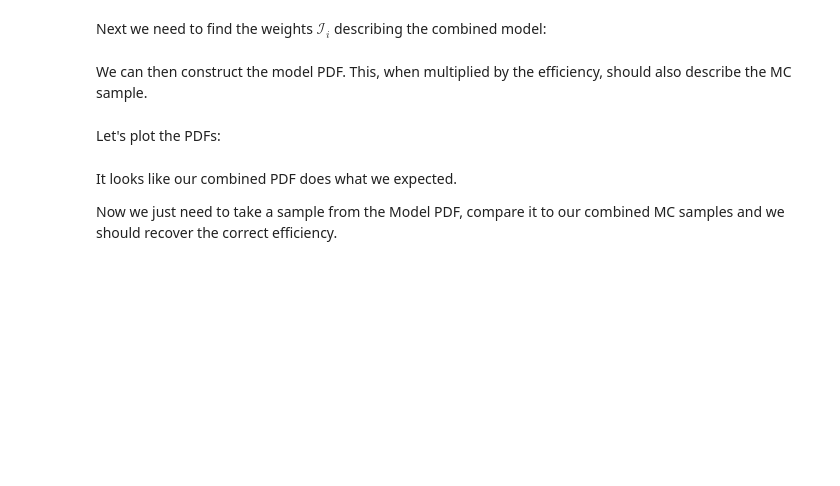
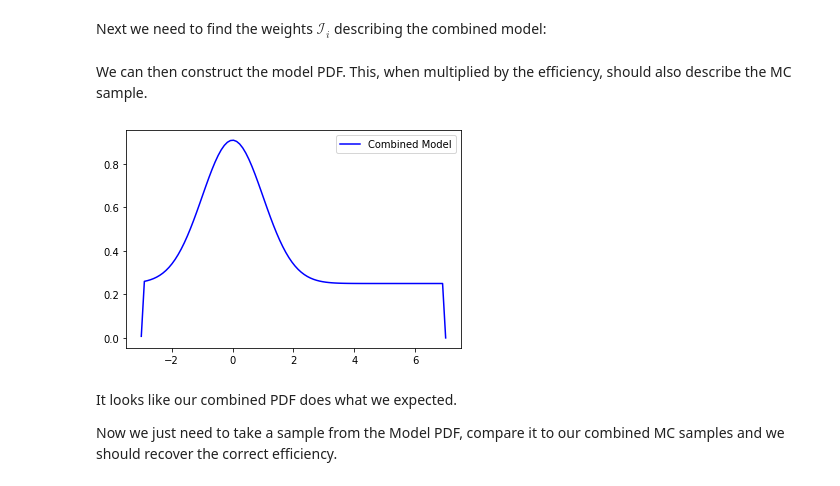
Before and after one commit to richard-lane/addPdfs, a Jupyter notebook: efficiency_toy.ipynb, the cells around one changed output. Saved outputs shown, nothing was run; the diff lists cells and outputs as text; code cells hidden in the pictures; blank space fills up the shorter version.

Commit message:
find the combined PDF

```diff
--- a/efficiency_toy.ipynb
+++ b/efficiency_toy.ipynb
@@ -104,24 +104,16 @@ plt.show()
 # %% [markdown]
 Next we need to find the weights $\mathcal{I}_i$ describing the combined model:
 # %%
-I_rs_mc, I_ws_mc, I_phsp_mc = 0.0, 0.0, 0.0
+I_rs, I_phsp = 0.0, 0.0
 
 for p in mc_rs_sample:
-    I_rs_mc += 1 / A_rs_mc(p)
-for p in mc_ws_sample:
-    I_ws_mc += 1 / A_ws_mc(p)
+    I_rs += 1 / A_rs(p)
 for p in mc_phsp_sample:
-    I_phsp_mc += 1 / A_phsp_mc(p)
+    I_phsp += 1 / A_phsp(p)
 
 # Scale the weights to something more sensible
-scale_factor = I_rs_mc + I_ws_mc + I_phsp_mc
-I_rs_mc /= scale_factor
-I_ws_mc /= scale_factor
-I_phsp_mc /= scale_factor
+scale_factor = I_rs + I_phsp
+I_rs /= scale_factor
+I_phsp /= scale_factor
 # %% [markdown]
 We can then construct the model PDF. This, when multiplied by the efficiency, should also describe the MC sample.
-# %%
-combined_pdf = lambda x: I_rs_mc * A_rs(x) + I_ws_mc * A_ws(x) + I_phsp_mc * A_phsp(x)
-combined_mc_pdf = lambda x: efficiency(x) * combined_pdf(x)
-# %% [markdown]
-Let's plot the PDFs:
@@ -138,3 +120,15 @@ plt.show()
+# %%
+def combined_pdf(x):
+    return I_rs * A_rs(x) + I_phsp * A_phsp(x)
+
+model = [combined_pdf(i) for i in x]
+
+plt.plot(x, model, "b", label="Combined Model")
+plt.legend()
+
+plt.show()
+# %% [output]
+[figure, added]
 # %% [markdown]
 It looks like our combined PDF does what we expected.
 
```
Also changed, not shown: parts of 1 cell of this notebook.
